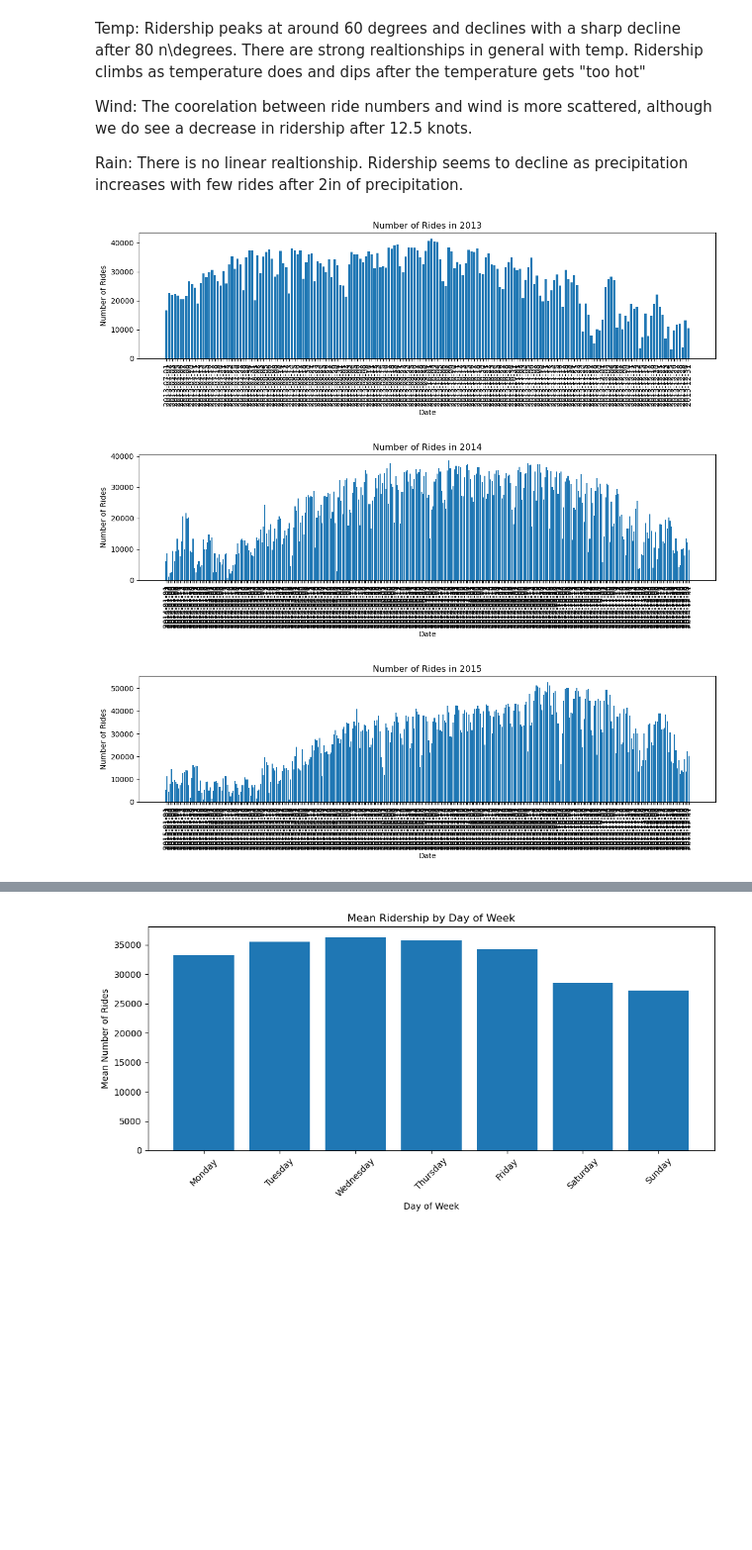
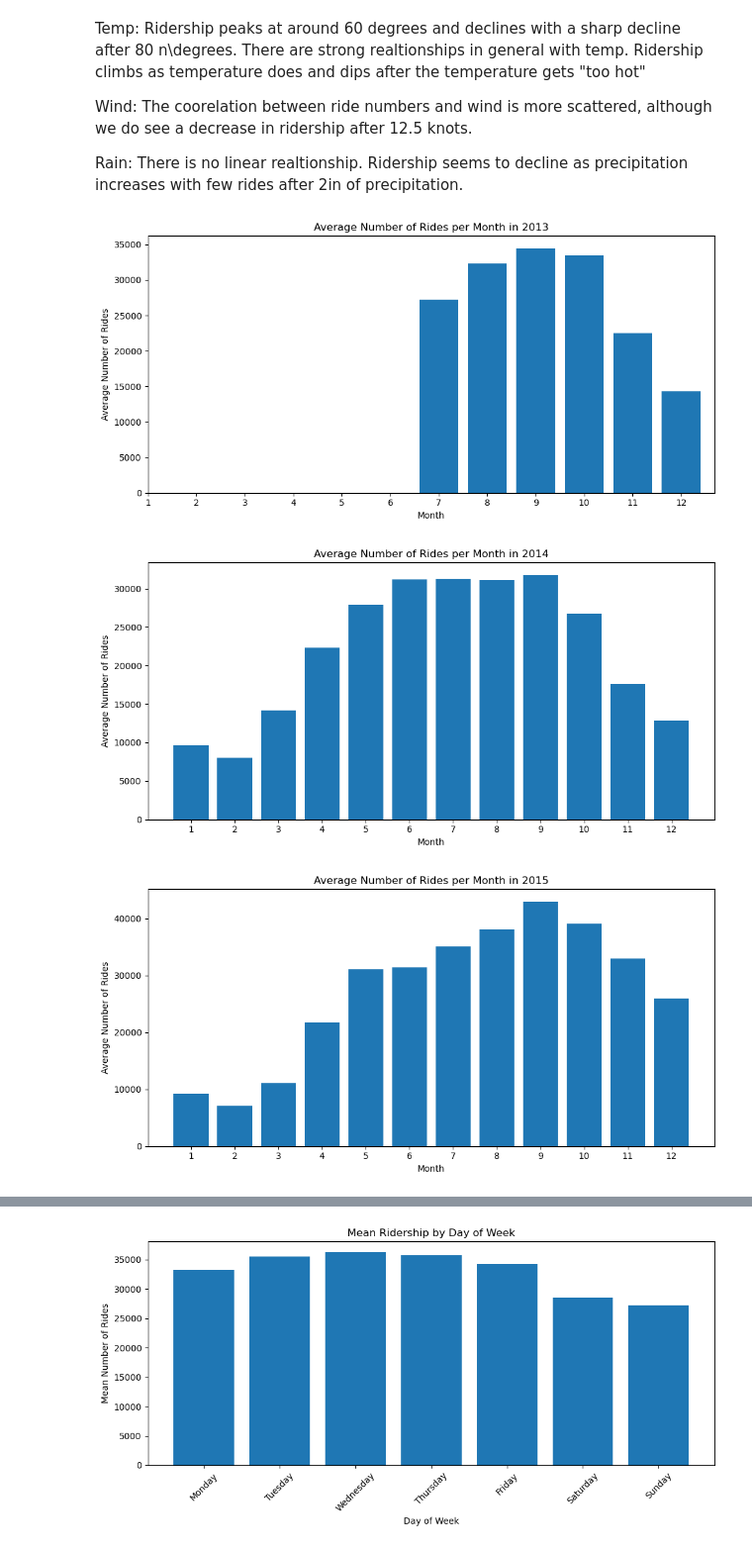
Before and after one commit to snalepa11/Citibike-SQL-Investigation, a Jupyter notebook: code/eda.ipynb, the cells around one changed output, grey strips where cells are left out. Shown at 99% size. Saved outputs shown, nothing was run; the diff lists cells and outputs as text; code cells hidden in the pictures; blank space fills up the shorter version.

```diff
--- a/code/eda.ipynb
+++ b/code/eda.ipynb
@@ -167,24 +167,28 @@ There is no linear realtionship. Ridership seems to decline as precipitation inc
 # %%
 # Convert ride_date to datetime and extract year
 df['ride_date'] = pd.to_datetime(df['ride_date'])
 df['year'] = df['ride_date'].dt.year
+df['month'] = df['ride_date'].dt.month
 
 # Get unique years
 years = df['year'].unique()
 
-# Create separate graph for each year
+# Create separate graph for each year showing monthly averages
 for year in sorted(years):
     df_year = df[df['year'] == year]
 
-    plt.figure(figsize=(12, 4))
-    plt.bar(df_year['ride_date'].dt.strftime('%Y-%m-%d'), df_year['num_rides'])
-    plt.title(f'Number of Rides in {year}')
-    plt.xlabel('Date')
-    plt.ylabel('Number of Rides')
-    plt.xticks(rotation=90)
+    # Calculate average ridership per month
+    monthly_avg = df_year.groupby('month')['num_rides'].mean()
+
+    plt.figure(figsize=(10, 5))
+    plt.bar(monthly_avg.index, monthly_avg.values)
+    plt.title(f'Average Number of Rides per Month in {year}')
+    plt.xlabel('Month')
+    plt.ylabel('Average Number of Rides')
+    plt.xticks(range(1, 13))
     plt.tight_layout()
     plt.show()
 # %% [output]
-[figure, old version]
+[figure, new version]
-[figure, old version]
+[figure, new version]
-[figure, old version]
+[figure, new version]
```
Also changed, not shown: parts of 2 cells of this notebook.
